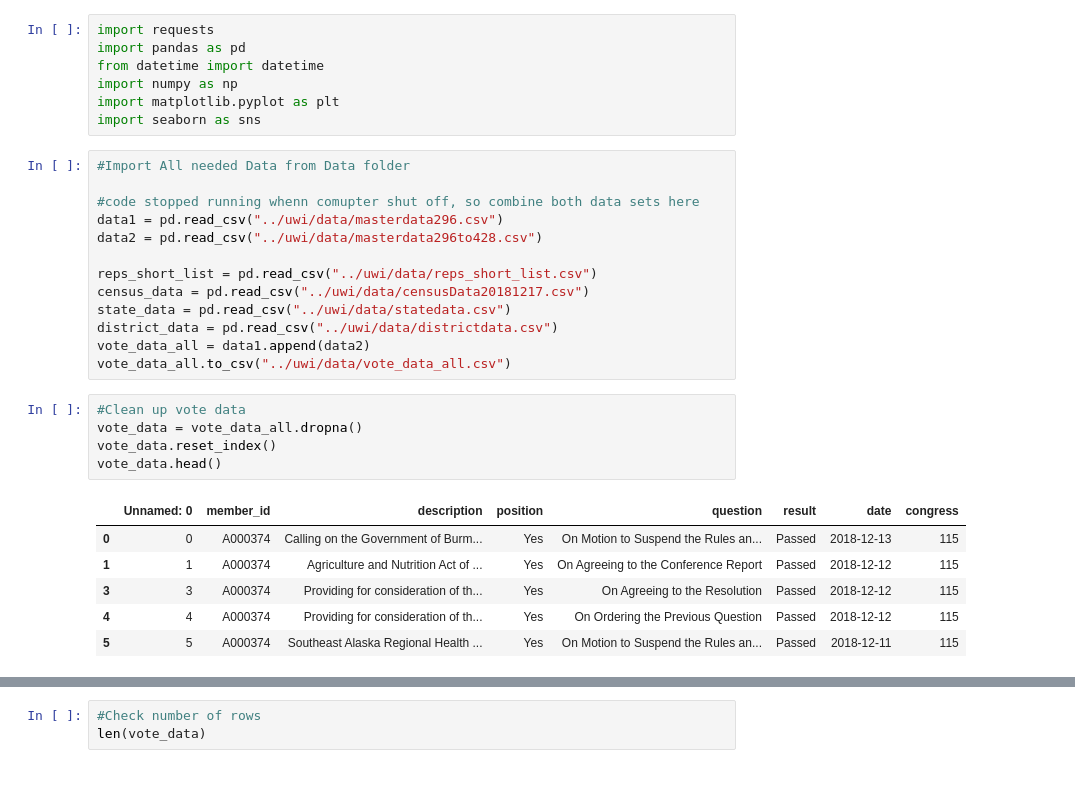
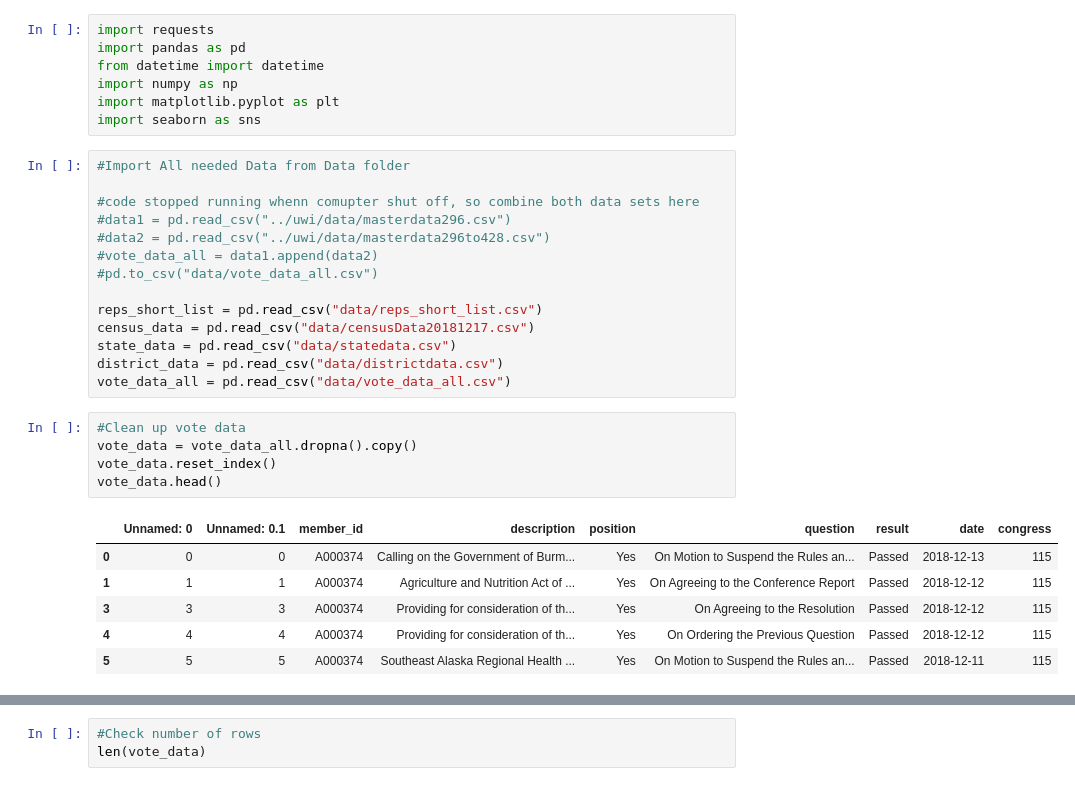
Before and after one commit to GregPoppe/opioid_project, a Jupyter notebook: ProPublicaDataCharts.ipynb, the cells around one changed output, grey strips where cells are left out. Saved outputs shown, nothing was run; the diff lists cells and outputs as text.

Commit message:
Final update
Update ProPublica notebooks to run within repo directory structure. Check in late minute chart. Include api key for census data queries.

```diff
--- a/ProPublicaDataCharts.ipynb
+++ b/ProPublicaDataCharts.ipynb
@@ -9,27 +9,28 @@ import seaborn as sns
 #Import All needed Data from Data folder
 
 #code stopped running whenn comupter shut off, so combine both data sets here
-data1 = pd.read_csv("../uwi/data/masterdata296.csv")
-data2 = pd.read_csv("../uwi/data/masterdata296to428.csv")
+#data1 = pd.read_csv("../uwi/data/masterdata296.csv")
+#data2 = pd.read_csv("../uwi/data/masterdata296to428.csv")
+#vote_data_all = data1.append(data2)
+#pd.to_csv("data/vote_data_all.csv")
 
-reps_short_list = pd.read_csv("../uwi/data/reps_short_list.csv")
-census_data = pd.read_csv("../uwi/data/censusData20181217.csv")
-state_data = pd.read_csv("../uwi/data/statedata.csv")
-district_data = pd.read_csv("../uwi/data/districtdata.csv")
-vote_data_all = data1.append(data2)
-vote_data_all.to_csv("../uwi/data/vote_data_all.csv")
+reps_short_list = pd.read_csv("data/reps_short_list.csv")
+census_data = pd.read_csv("data/censusData20181217.csv")
+state_data = pd.read_csv("data/statedata.csv")
+district_data = pd.read_csv("data/districtdata.csv")
+vote_data_all = pd.read_csv("data/vote_data_all.csv")
 # %%
 #Clean up vote data
-vote_data = vote_data_all.dropna()
+vote_data = vote_data_all.dropna().copy()
 vote_data.reset_index()
 vote_data.head()
 # %% [output]
-|  | Unnamed: 0 | member_id | description | position | question | result | date | congress |
-| 0 | 0 | A000374 | Calling on the Government of Burm... | Yes | On Motion to Suspend the Rules an... | Passed | 2018-12-13 | 115 |
-| 1 | 1 | A000374 | Agriculture and Nutrition Act of ... | Yes | On Agreeing to the Conference Report | Passed | 2018-12-12 | 115 |
-| 3 | 3 | A000374 | Providing for consideration of th... | Yes | On Agreeing to the Resolution | Passed | 2018-12-12 | 115 |
-| 4 | 4 | A000374 | Providing for consideration of th... | Yes | On Ordering the Previous Question | Passed | 2018-12-12 | 115 |
-| 5 | 5 | A000374 | Southeast Alaska Regional Health ... | Yes | On Motion to Suspend the Rules an... | Passed | 2018-12-11 | 115 |
+|  | Unnamed: 0 | Unnamed: 0.1 | member_id | description | position | question | result | date | congress |
+| 0 | 0 | 0 | A000374 | Calling on the Government of Burm... | Yes | On Motion to Suspend the Rules an... | Passed | 2018-12-13 | 115 |
+| 1 | 1 | 1 | A000374 | Agriculture and Nutrition Act of ... | Yes | On Agreeing to the Conference Report | Passed | 2018-12-12 | 115 |
+| 3 | 3 | 3 | A000374 | Providing for consideration of th... | Yes | On Agreeing to the Resolution | Passed | 2018-12-12 | 115 |
+| 4 | 4 | 4 | A000374 | Providing for consideration of th... | Yes | On Ordering the Previous Question | Passed | 2018-12-12 | 115 |
+| 5 | 5 | 5 | A000374 | Southeast Alaska Regional Health ... | Yes | On Motion to Suspend the Rules an... | Passed | 2018-12-11 | 115 |
 # %%
 #Create columns related to text of bill description, by represenatative
 vote_data['lowerdesc'] = vote_data['description'].str.lower()
```
Also changed, not shown: parts of 9 cells of this notebook, 3 other files.
